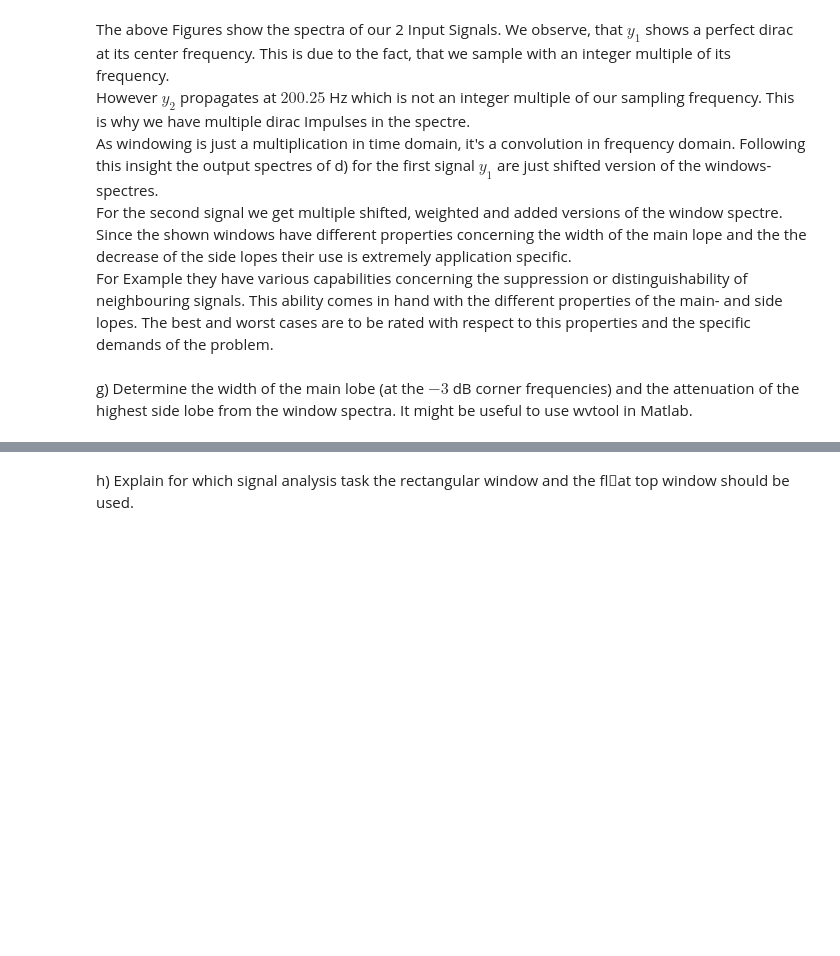
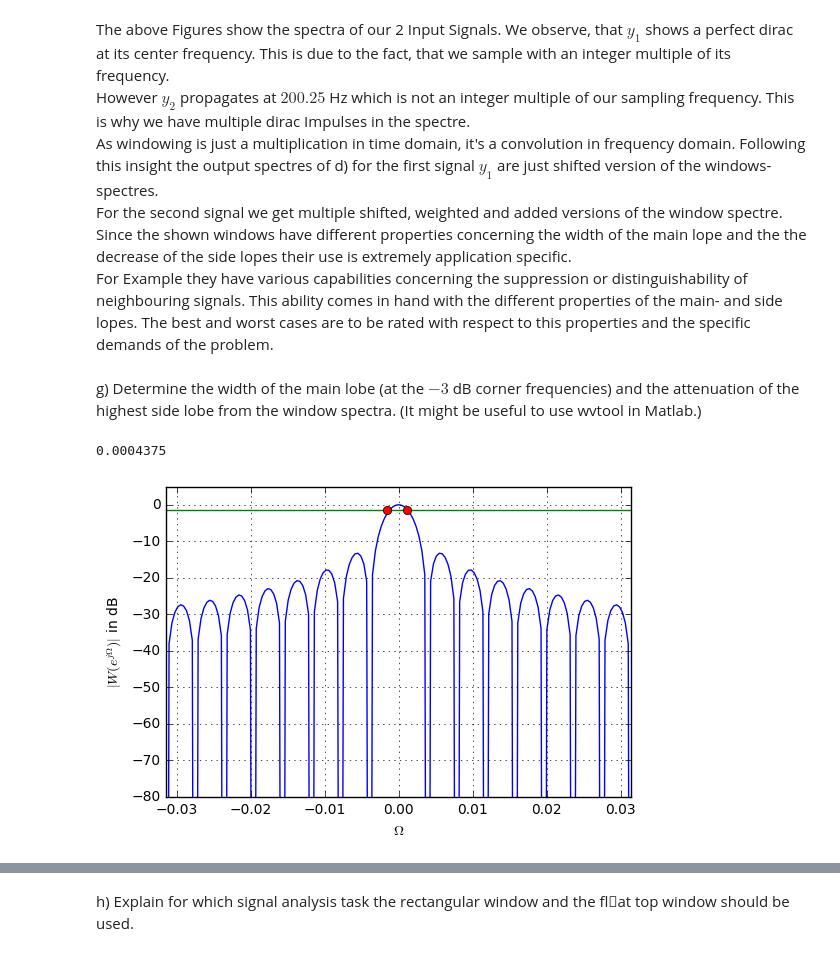
Before and after one commit to JakobHeller/DigitalSignalProcessing, a Jupyter notebook: Lab1.ipynb, the cells around one changed output, grey strips where cells are left out. Saved outputs shown, nothing was run; the diff lists cells and outputs as text; code cells hidden in the pictures; blank space fills up the shorter version.

```diff
--- a/Lab1.ipynb
+++ b/Lab1.ipynb
@@ -180,5 +180,46 @@ For the second signal we get multiple shifted, weighted and added versions of th
 Since the shown windows have different properties concerning the width of the main lope and the the decrease of the side lopes their use is extremely application specific. <br />
 For Example they have various capabilities concerning the suppression or distinguishability of neighbouring signals. This ability comes in hand with the different properties of the main- and side lopes. The best and worst cases are to be rated with respect to this properties and the specific demands of the problem.
 # %% [markdown]
-g) Determine the width of the main lobe (at the $−3$ dB corner frequencies) and the attenuation of the highest side lobe from the window spectra. It might be useful to use wvtool
-in Matlab.
+g) Determine the width of the main lobe (at the $−3$ dB corner frequencies) and the attenuation of the highest side lobe from the window spectra. (It might be useful to use wvtool
+in Matlab.)
+# %%
+#we define this in a function
+def amplitude_spectra_statistician(w):
+        #The zero Padding is missing and the results look shitty
+    #We use zero padding so that we add some interpolated points to the Windwo so we can see the characteristics better
+    N = len(w)
+    M = 10*N  # length of zero-padded signal (We simply double the lenght which should be sufficient)
+
+    #zero-padding
+    w_padded = np.concatenate((w, np.zeros(M-N)))
+
+    #dtft
+    W = np.fft.fft(w_padded,M)
+    W = np.fft.fftshift(W)
+    W = W / np.amax(W) + np.nextafter(0,1)
+    mu = np.linspace(-np.pi, np.pi, M, endpoint=False) #no endpoint it moves the spectrum otherwise
+
+
+    Wlog=20*np.log10(np.abs(W))
+
+    #TODO ist this really 3db?????
+    cf=-10**((3/20))*np.ones(len(mu))
+
+    #...and its spectrum
+    plt.figure()
+    plt.plot(mu, Wlog)#, 'bo-')
+    plt.plot(mu, cf)
+    plt.xlabel(r'$\Omega$')
+    plt.ylabel(r'$| W(e^{j \Omega}) |$ in dB')
+    #plt.axis([-np.pi, np.pi, -100, 5])
+    plt.axis([-np.pi/100, np.pi/100, -80, 5]) #we should use pi and -pi here but the results look like shit
+    plt.grid()
+
+    idx = np.argwhere(np.diff(np.sign(Wlog - cf)) != 0).reshape(-1) + 0
+    print(np.abs(idx[0]-idx[1])/(M))
+    plt.plot(mu[idx], cf[idx], 'ro')
+# %%
+amplitude_spectra_statistician(w_rect)
+# %% [output]
+0.0004375
+[figure, added]
```
Also changed, not shown: parts of 2 cells of this notebook.
